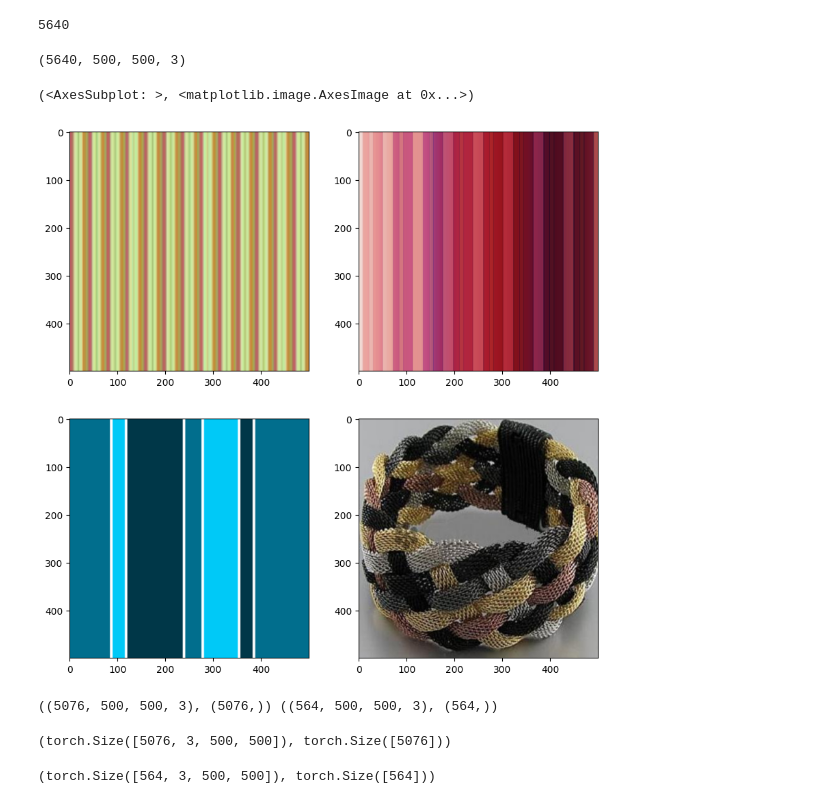
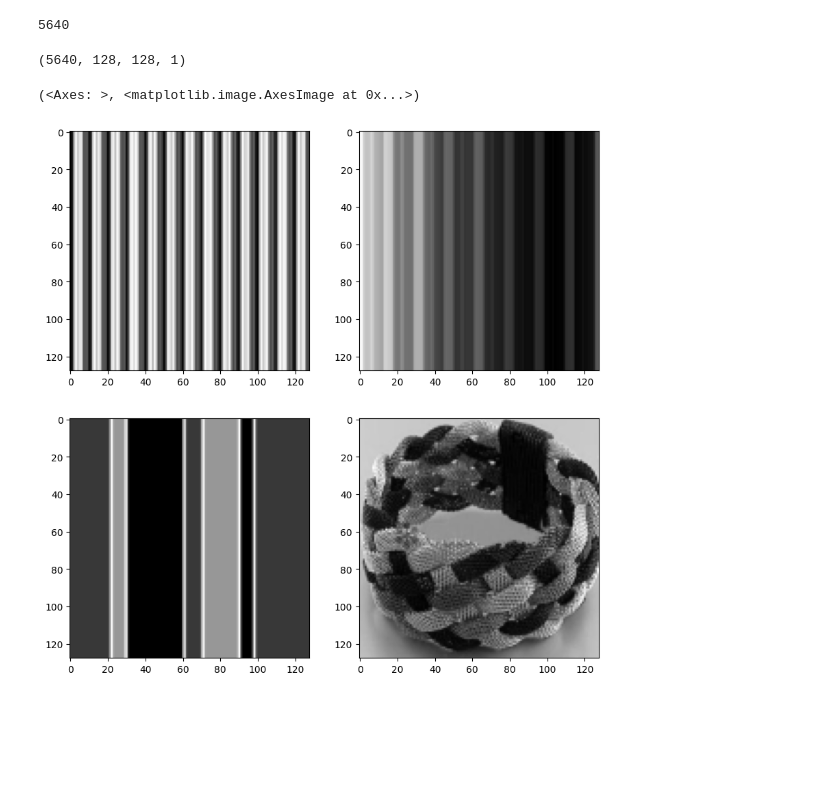
Before and after one commit to ayushsh314/CNN_dtd, a Jupyter notebook: train.ipynb, the cells around one changed output. Saved outputs shown, nothing was run; the diff lists cells and outputs as text; code cells hidden in the pictures; blank space fills up the shorter version.

```diff
--- a/train.ipynb
+++ b/train.ipynb
@@ -29,51 +27,43 @@ torchvision.datasets.DTD("dataset", 'train', 1, download=True)
 # %%
-# Images to an array(with its class)
+
 train_img = []
 train_y = []
-path = '.../images/'
+path = 'C:/Users/varun/Coding/pattern_cnn/dtd/images/'
 i=0
 for filename in os.listdir(path):
     for images in os.listdir(path+filename) :
         img = imread(path+filename+'/'+images)
-        img = resize(img, (500, 500, 3))
+        img = rgb2gray(img)
+        img = resize(img, (128, 128, 1))
         img = img.astype('float32')
         img /= 255.0
-        assert(img.shape == (500,500,3))
         train_img.append(img)
         train_y.append(i)
     i += 1
-# %%
-# total number of images
-len(train_img)
-# %% [output]
-5640
+# %%
+len(train_img)
+# %% [output]
+5640
 # %%
-# convert to numpy array
 train_x = np.array(train_img)
 # defining the target
 train_x.shape
 # %% [output]
-(5640, 500, 500, 3)
+(5640, 128, 128, 1)
 # %%
-# Sample images
-
 i = 0
 plt.figure(figsize=(10,10))
 plt.axis("off")
-plt.subplot(221), plt.imshow(train_x[i]*255)
-plt.subplot(222), plt.imshow(train_x[i+25]*255)
-plt.subplot(223), plt.imshow(train_x[i+50]*255)
-plt.subplot(224), plt.imshow(train_x[i+275]*255)
+plt.subplot(221), plt.imshow(train_x[i]*255, cmap='gray')
+plt.subplot(222), plt.imshow(train_x[i+25]*255, cmap='gray')
+plt.subplot(223), plt.imshow(train_x[i+50]*255, cmap='gray')
+plt.subplot(224), plt.imshow(train_x[i+275]*255, cmap='gray')
 # %% [output]
-(<AxesSubplot: >, <matplotlib.image.AxesImage at 0x...>)
+(<Axes: >, <matplotlib.image.AxesImage at 0x...>)
-[figure, old version]
+[figure, new version]
 # %%
-# Use test_train_split for seggregating training and validation set
-
 train_x, val_x, train_y, val_y = train_test_split(train_x, train_y, test_size = 0.1)
 val_y = np.array(val_y)
 train_y = np.array(train_y)
 print((train_x.shape, train_y.shape), (val_x.shape, val_y.shape))
-# %% [output]
-((5076, 500, 500, 3), (5076,)) ((564, 500, 500, 3), (564,))
 # %%
@@ -93,6 +74,6 @@ val_y = np.load("val_y.npy")
 # %%
 # converting training images into torch format
-train_x = train_x.reshape(5076, 3, 500, 500)
+train_x = train_x.reshape(5076, 1, 128, 128)
 train_x  = torch.from_numpy(train_x)
 
 # converting the target into torch format
@@ -101,11 +82,9 @@ train_y = torch.from_numpy(train_y)
 
 # shape of training data
 train_x.shape, train_y.shape
-# %% [output]
-(torch.Size([5076, 3, 500, 500]), torch.Size([5076]))
 # %%
 # converting validation images into torch format
-val_x = val_x.reshape(564, 3, 500, 500)
+val_x = val_x.reshape(564, 1, 128, 128)
 val_x  = torch.from_numpy(val_x)
 
 # converting the target into torch format
@@ -114,6 +93,4 @@ val_y = torch.from_numpy(val_y)
 
 # shape of validation data
 val_x.shape, val_y.shape
-# %% [output]
-(torch.Size([564, 3, 500, 500]), torch.Size([564]))
 # %%
```
Also changed, not shown: parts of 11 cells of this notebook.
